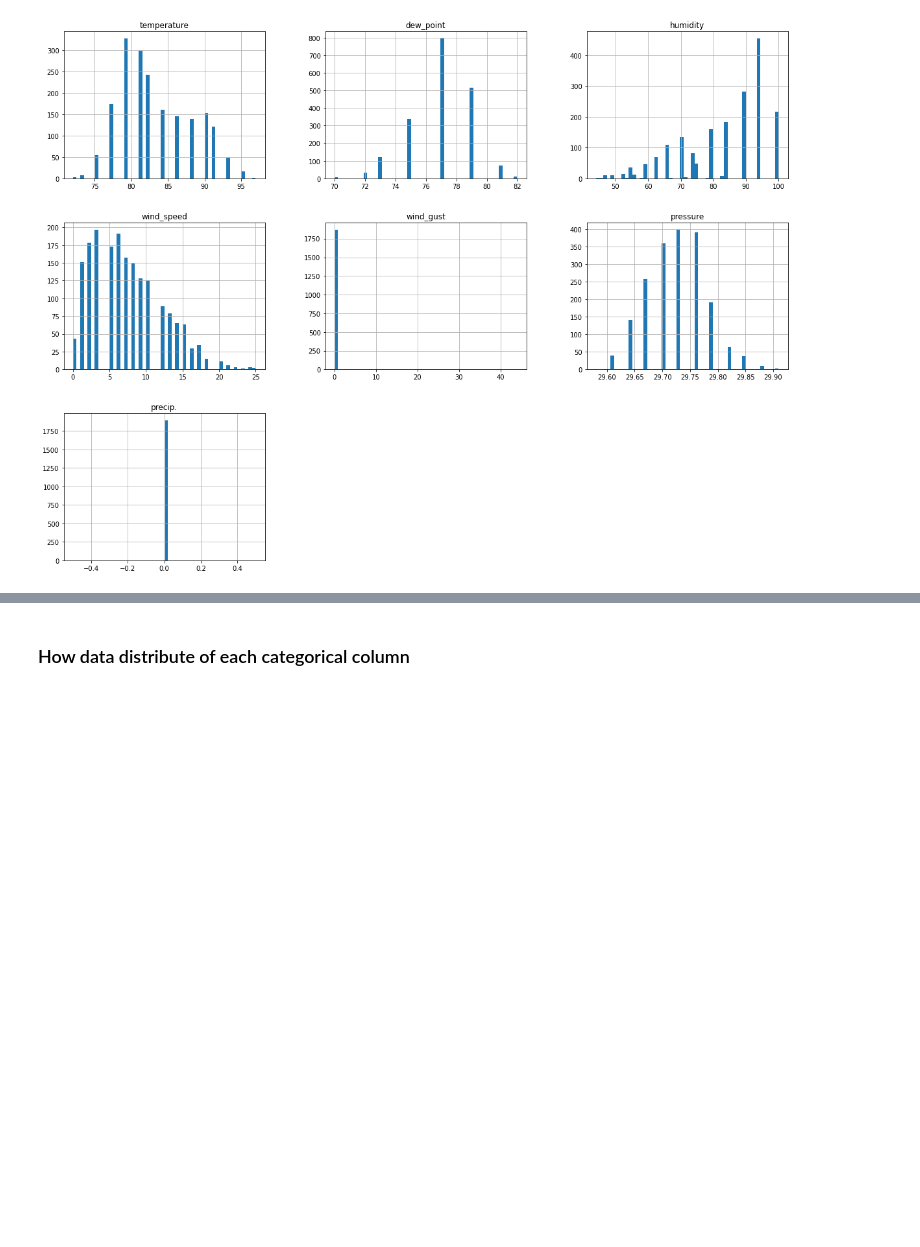
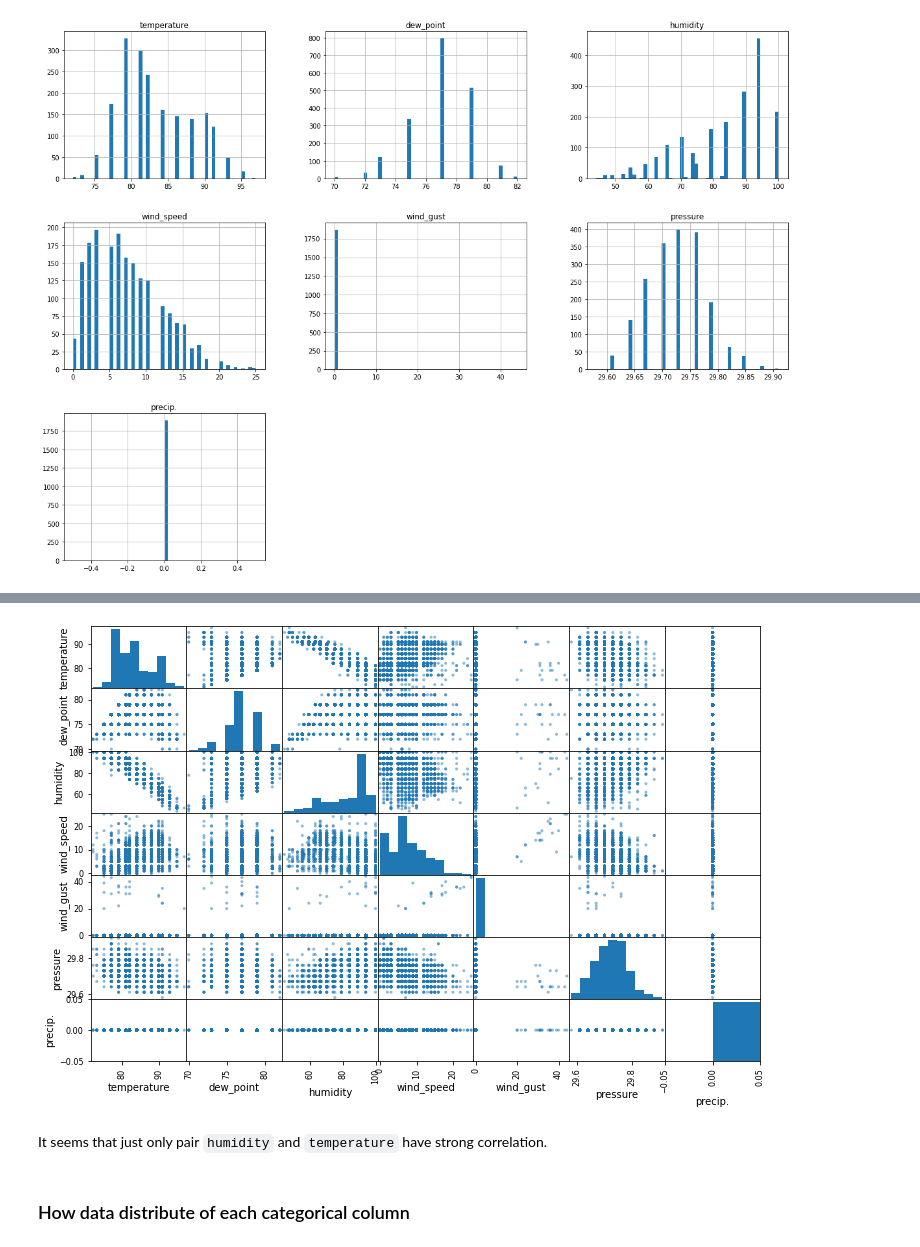
Before and after one commit to MachineGun3008/intro2ds_final_project, a Jupyter notebook: Model.ipynb, the cells around one changed output, grey strips where cells are left out. Drawn from its saved outputs; the diff is of its cells as text; code cells hidden in the pictures; blank space fills up the shorter version.

```diff
--- a/Model.ipynb
+++ b/Model.ipynb
@@ -104,3 +116,10 @@ plt.show()
+# %%
+pd.plotting.scatter_matrix(train_X_df[num_cols], figsize=(12,8))
+plt.show()
+# %% [output]
+[figure, added]
+# %% [markdown]
+It seems that just only pair `humidity` and `temperature` have strong correlation.
 # %% [markdown]
 ### How data distribute of each categorical column
 # %%
```
Also changed, not shown: parts of 18 cells of this notebook, 1 other file.
